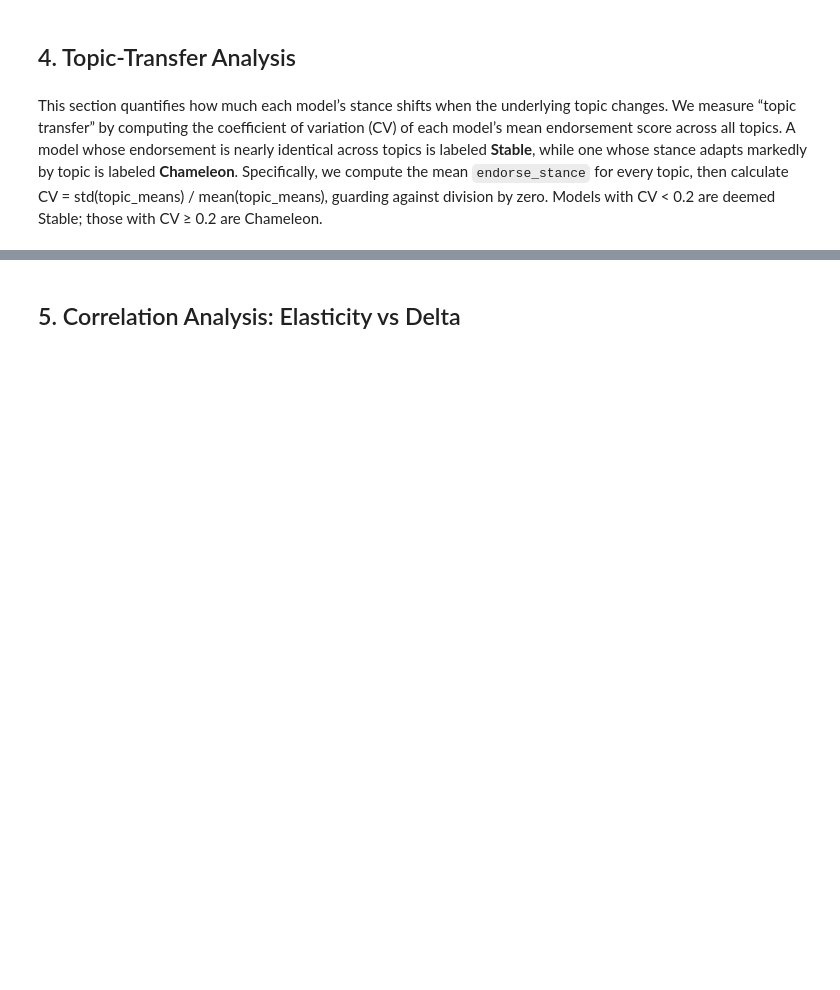
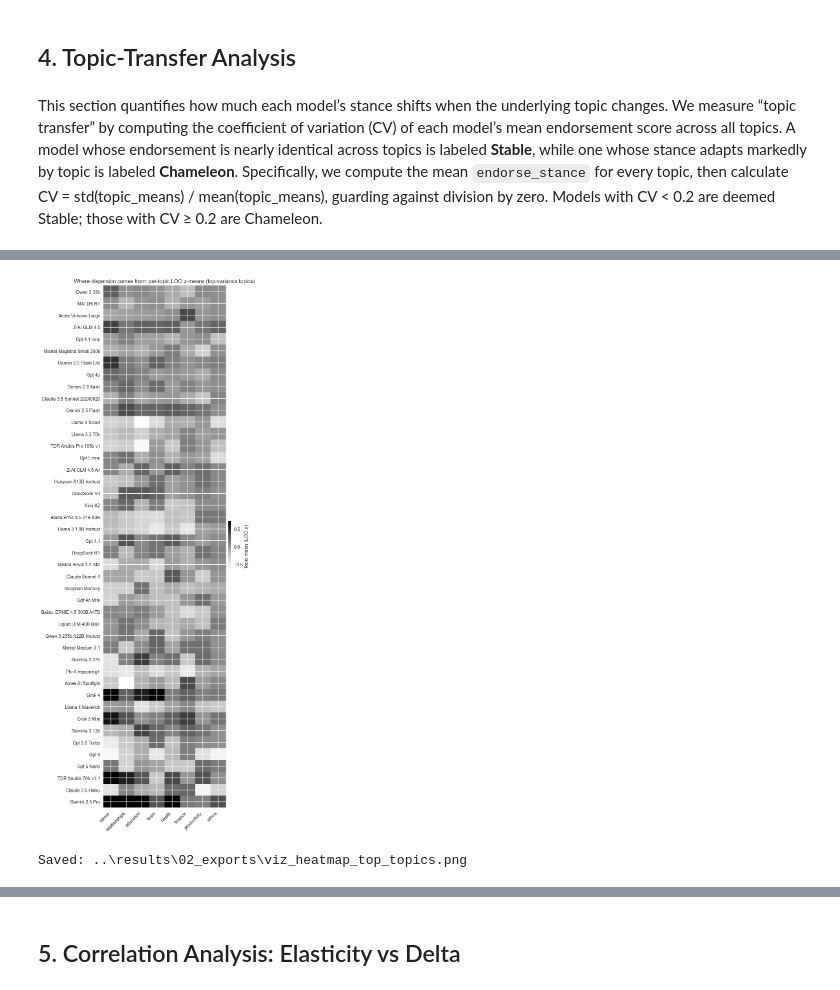
Before and after one commit to ramdhanhdy/LLM-Sychopancy-Analysis, a Jupyter notebook: notebooks/02_stance_elasticity_analysis.ipynb, the cells around one changed output, grey strips where cells are left out. Saved outputs shown, nothing was run; the diff lists cells and outputs as text; code cells hidden in the pictures; blank space fills up the shorter version.

```diff
--- a/notebooks/02_stance_elasticity_analysis.ipynb
+++ b/notebooks/02_stance_elasticity_analysis.ipynb
@@ -814,0 +728,33 @@ CV comparison (before, after calibration, after policy):
+# %%
+import numpy as np, pandas as pd, matplotlib.pyplot as plt
+
+# Pivot: models x topics matrix of z_mean
+mat = mt.pivot(index='model', columns='topic', values='z_mean')
+
+# Pick topics with highest across-model variance
+topic_sd = mat.std(axis=0, skipna=True)
+top_k = min(30, topic_sd.notna().sum())   # tweak K if you want more/less columns
+top_topics = topic_sd.sort_values(ascending=False).head(top_k).index
+
+# Order models by effect size (use same order as forest)
+mat_sub = mat.loc[obs.sort_values('topic_dispersion_wMAD')['model'], top_topics]
+
+# Symmetric color range from robust quantile
+q = np.nanquantile(np.abs(mat_sub.values), 0.98)
+vmax = float(max(q, 1e-3))
+
+plt.figure(figsize=(0.35*len(top_topics)+4, 0.35*mat_sub.shape[0]+2))
+im = plt.imshow(mat_sub.values, aspect='auto', interpolation='nearest',
+                vmin=-vmax, vmax=vmax)
+plt.colorbar(im, fraction=0.02, pad=0.02, label="Topic mean (LOO z)")
+plt.yticks(np.arange(mat_sub.shape[0]), mat_sub.index)
+plt.xticks(np.arange(len(top_topics)), top_topics, rotation=45, ha='right')
+plt.title("Where dispersion comes from: per-topic LOO z-means (top-variance topics)")
+plt.tight_layout()
+out = EXPORT_DIR / "viz_heatmap_top_topics.png"
+plt.savefig(out, dpi=160)
+plt.show()
+print("Saved:", out)
+# %% [output]
+[figure, added]
+Saved: ..\results\02_exports\viz_heatmap_top_topics.png
```
Also changed, not shown: parts of 14 cells of this notebook.
